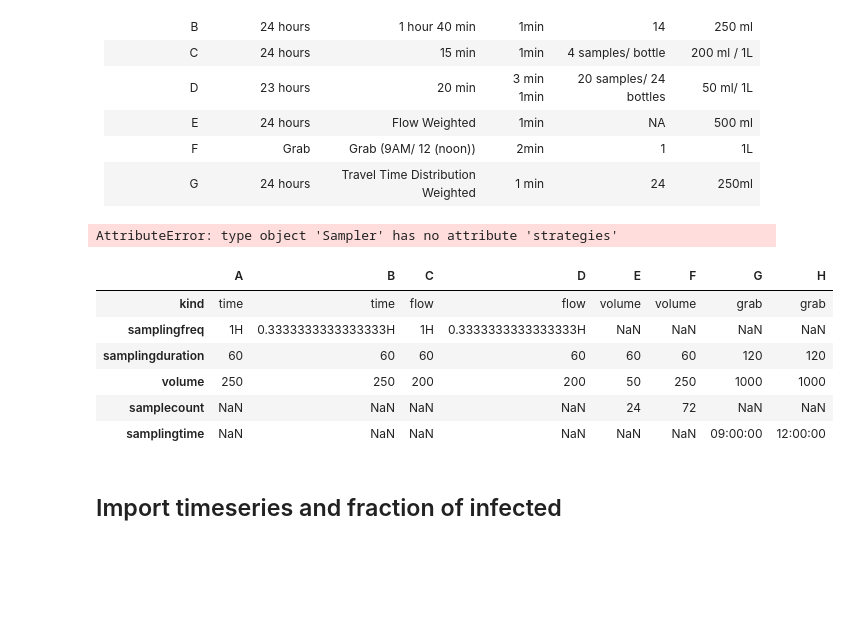
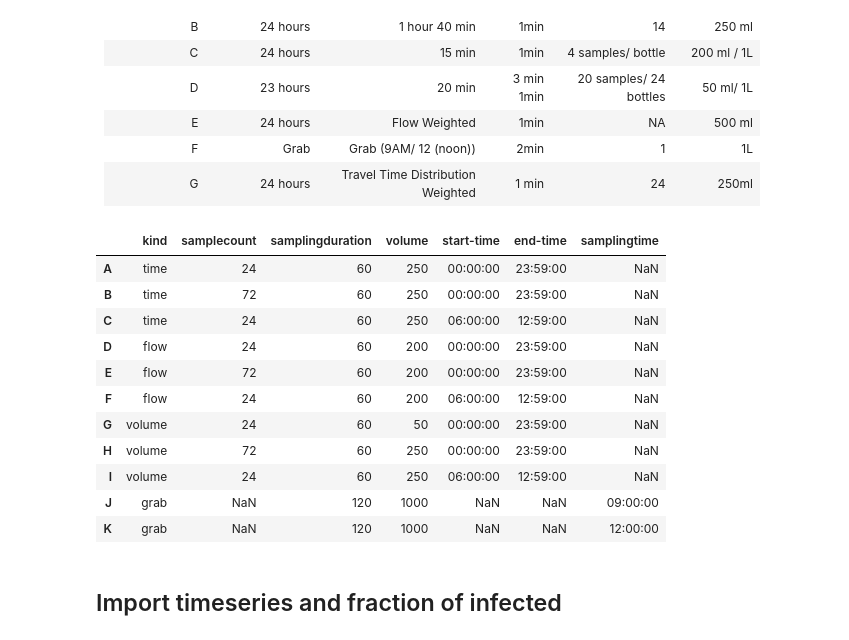
Before and after one commit to alBartig/SWMMpulse, a Jupyter notebook: eval_strategy_correlation.ipynb, the cells around one changed output. Cells and saved outputs as stored; diff of their text form; code cells hidden in the pictures; blank space fills up the shorter version.

```diff
--- a/eval_strategy_correlation.ipynb
+++ b/eval_strategy_correlation.ipynb
@@ -18,19 +19,20 @@ import numpy as np
 |E	|24 hours	|Flow Weighted	|1min	|NA	|500 ml|
 |F	|Grab	|Grab (9AM/ 12 (noon))	|2min	|1	|1L|
 |G	|24 hours 	|Travel Time Distribution Weighted 	|1 min 	|24 	|250ml |
-# %%
-strategies = Sampler.strategies
-# %% [output]
-AttributeError: type object 'Sampler' has no attribute 'strategies'
 # %%
-pd.DataFrame.from_dict(strategies)
+pd.DataFrame.from_dict(STRATEGIES).T
 # %% [output]
-|  | A | B | C | D | E | F | G | H |
-| kind | time | time | flow | flow | volume | volume | grab | grab |
-| samplingfreq | 1H | 0.3333333333333333H | 1H | 0.3333333333333333H | NaN | NaN | NaN | NaN |
-| samplingduration | 60 | 60 | 60 | 60 | 60 | 60 | 120 | 120 |
-| volume | 250 | 250 | 200 | 200 | 50 | 250 | 1000 | 1000 |
-| samplecount | NaN | NaN | NaN | NaN | 24 | 72 | NaN | NaN |
-| samplingtime | NaN | NaN | NaN | NaN | NaN | NaN | 09:00:00 | 12:00:00 |
+|  | kind | samplecount | samplingduration | volume | start-time | end-time | samplingtime |
+| A | time | 24 | 60 | 250 | 00:00:00 | 23:59:00 | NaN |
+| B | time | 72 | 60 | 250 | 00:00:00 | 23:59:00 | NaN |
+| C | time | 24 | 60 | 250 | 06:00:00 | 12:59:00 | NaN |
+| D | flow | 24 | 60 | 200 | 00:00:00 | 23:59:00 | NaN |
+| E | flow | 72 | 60 | 200 | 00:00:00 | 23:59:00 | NaN |
+| F | flow | 24 | 60 | 200 | 06:00:00 | 12:59:00 | NaN |
+| G | volume | 24 | 60 | 50 | 00:00:00 | 23:59:00 | NaN |
+| H | volume | 72 | 60 | 250 | 00:00:00 | 23:59:00 | NaN |
+| I | volume | 24 | 60 | 250 | 06:00:00 | 12:59:00 | NaN |
+| J | grab | NaN | 120 | 1000 | NaN | NaN | 09:00:00 |
+| K | grab | NaN | 120 | 1000 | NaN | NaN | 12:00:00 |
 # %% [markdown]
 ## Import timeseries and fraction of infected
```
Also changed, not shown: parts of 6 cells of this notebook, 1 other file.
